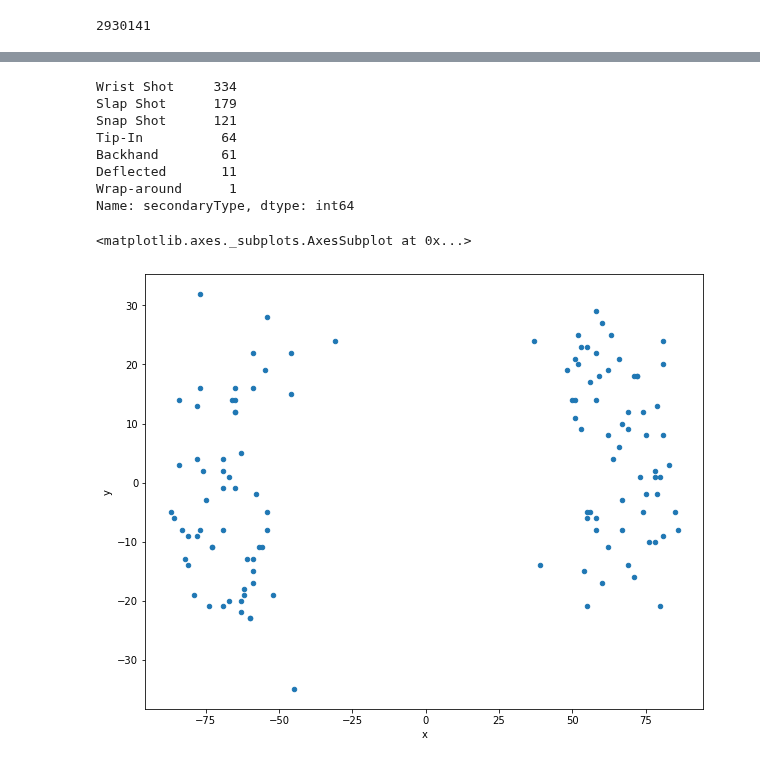
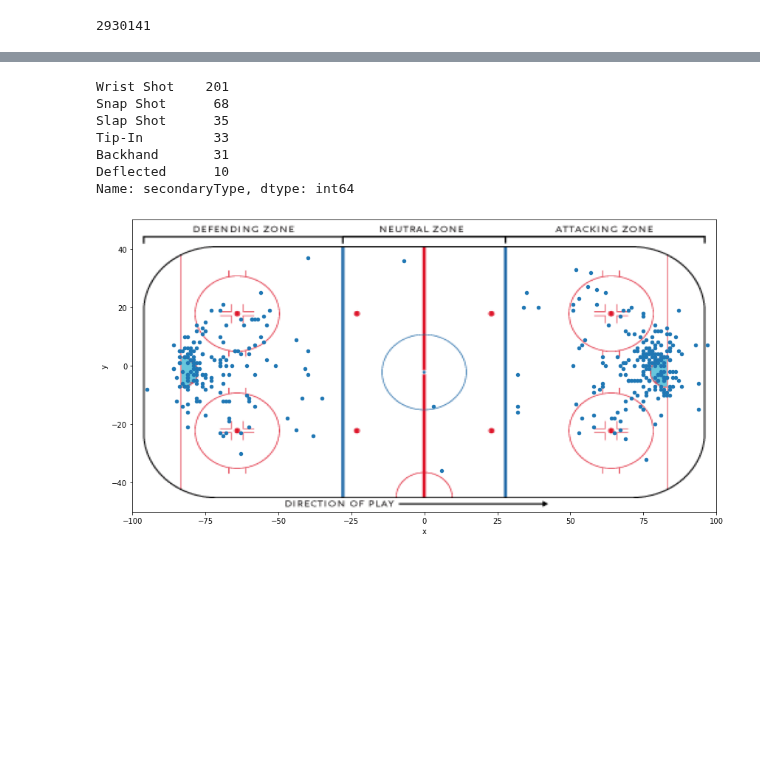
Before and after one commit to DanOakStats/NHL, a Jupyter notebook: data_cleaning.ipynb, the cells around one changed output, grey strips where cells are left out. Cells and saved outputs as stored; diff of their text form; code cells hidden in the pictures; blank space fills up the shorter version.

Commit message:
plotting players favorite goal spot

```diff
--- a/data_cleaning.ipynb
+++ b/data_cleaning.ipynb
@@ -479,18 +474,20 @@ Select player name: Ovechkin
 # %%
-connor_mc = teste[(teste['player_id']==8471214) & (teste['event']=='Goal')]
+connor_mc = teste[(teste['player_id']==8478402) & (teste['event']=='Goal')]
 # %%
 connor_mc['secondaryType'].value_counts()
 # %% [output]
-Wrist Shot     334
-Slap Shot      179
-Snap Shot      121
-Tip-In          64
-Backhand        61
-Deflected       11
-Wrap-around      1
+Wrist Shot    201
+Snap Shot      68
+Slap Shot      35
+Tip-In         33
+Backhand       31
+Deflected      10
 Name: secondaryType, dtype: int64
-# %%
-connor_mc[connor_mc['secondaryType']=='Snap Shot'].plot.scatter(x='x', y='y', figsize=(10, 8))
-# %% [output]
-<matplotlib.axes._subplots.AxesSubplot at 0x...>
-[figure, removed]
+# %%
+img = plt.imread('images/HockeyRink-Zones.png')
+fig, ax = plt.subplots(figsize=(12, 12))
+ax.imshow(img, extent=[-100, 100, -50, 50])
+connor_mc.plot.scatter(x='x', y='y', ax=ax)
+plt.tight_layout()
+# %% [output]
+[figure, added]
```
Also changed, not shown: parts of 3 cells of this notebook.
